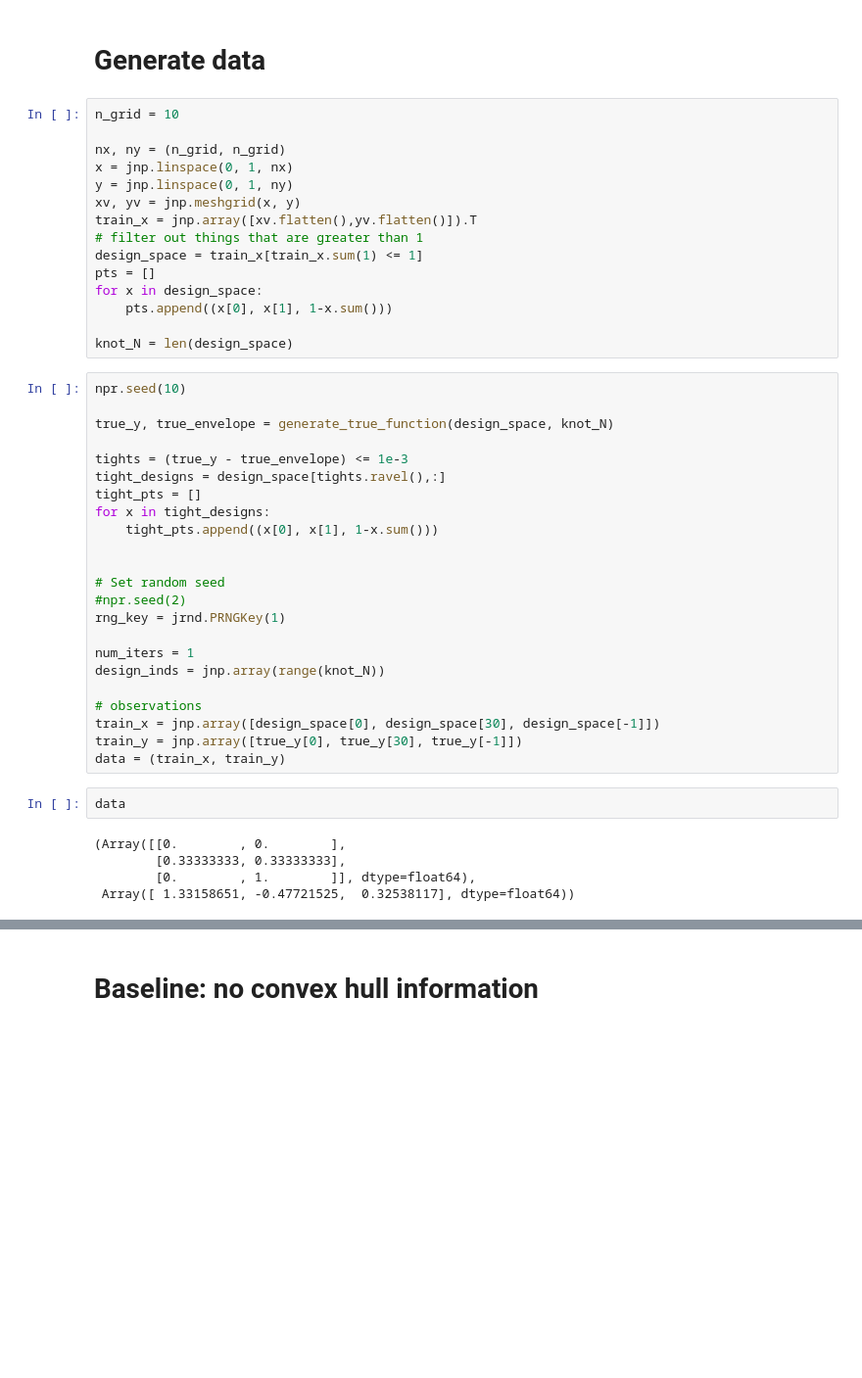
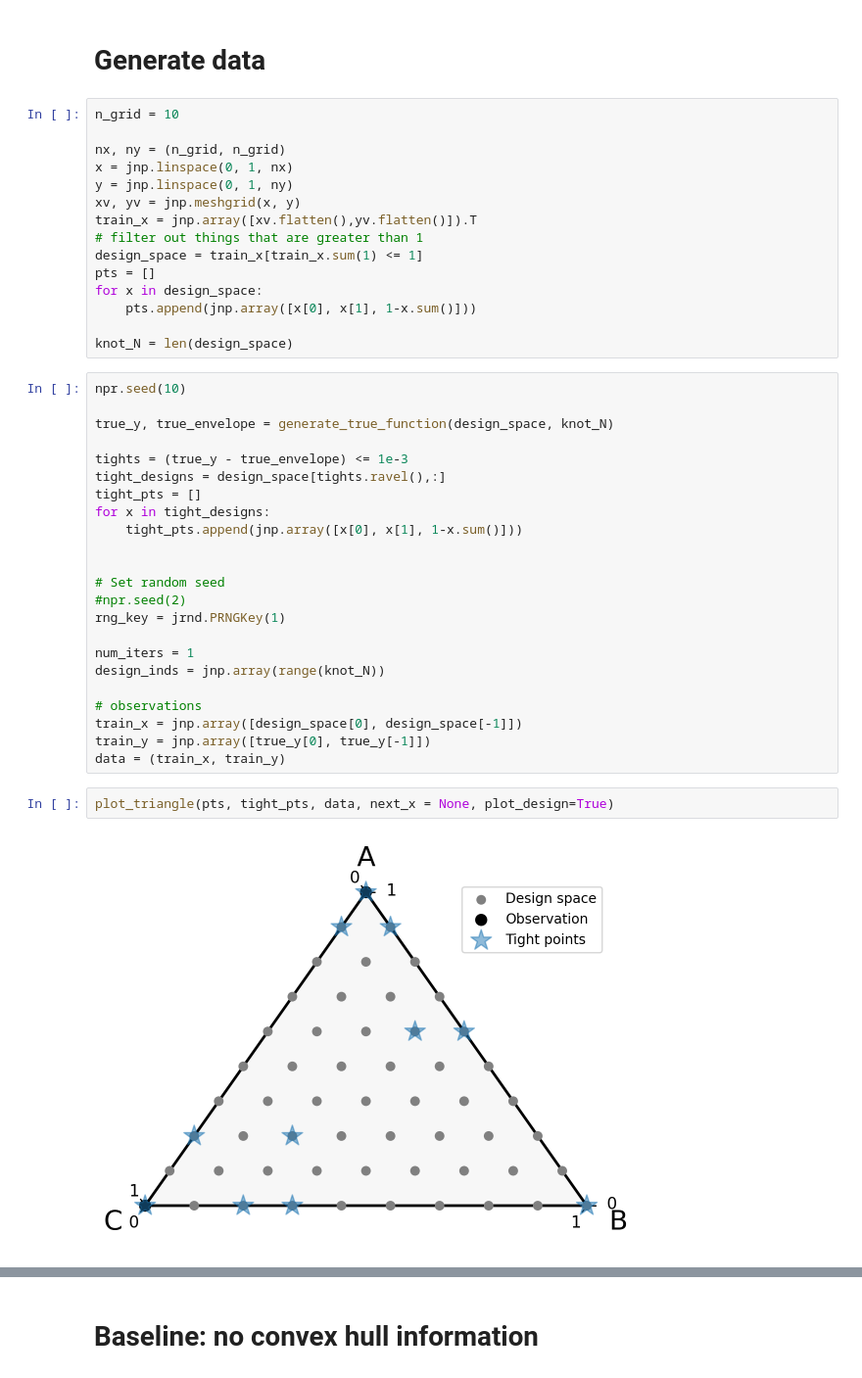
Before and after one commit to PrincetonLIPS/active-phase-mapping, a Jupyter notebook: notebooks/synthetic_2D_example.ipynb, the cells around one changed output, grey strips where cells are left out. Shown: that part at 98% size. Drawn from its saved outputs; the diff is of its cells as text; blank space fills up the shorter version.

```diff
--- a/notebooks/synthetic_2D_example.ipynb
+++ b/notebooks/synthetic_2D_example.ipynb
@@ -31,7 +31,7 @@ train_x = jnp.array([xv.flatten(),yv.flatten()]).T
 design_space = train_x[train_x.sum(1) <= 1]
 pts = []
 for x in design_space:
-    pts.append((x[0], x[1], 1-x.sum()))
+    pts.append(jnp.array([x[0], x[1], 1-x.sum()]))
 
 knot_N = len(design_space)
 # %%
@@ -43,7 +43,7 @@ tights = (true_y - true_envelope) <= 1e-3
 tight_designs = design_space[tights.ravel(),:]
 tight_pts = []
 for x in tight_designs:
-    tight_pts.append((x[0], x[1], 1-x.sum()))
+    tight_pts.append(jnp.array([x[0], x[1], 1-x.sum()]))
 
 
 # Set random seed
@@ -54,13 +54,10 @@ num_iters = 1
 design_inds = jnp.array(range(knot_N))
 
 # observations
-train_x = jnp.array([design_space[0], design_space[30], design_space[-1]])
-train_y = jnp.array([true_y[0], true_y[30], true_y[-1]])
+train_x = jnp.array([design_space[0], design_space[-1]])
+train_y = jnp.array([true_y[0], true_y[-1]])
 data = (train_x, train_y)
 # %%
-data
+plot_triangle(pts, tight_pts, data, next_x = None, plot_design=True)
 # %% [output]
-(Array([[0.        , 0.        ],
-        [0.33333333, 0.33333333],
-        [0.        , 1.        ]], dtype=float64),
- Array([ 1.33158651, -0.47721525,  0.32538117], dtype=float64))
+[figure, added]
```
Also changed, not shown: parts of 8 cells of this notebook.
